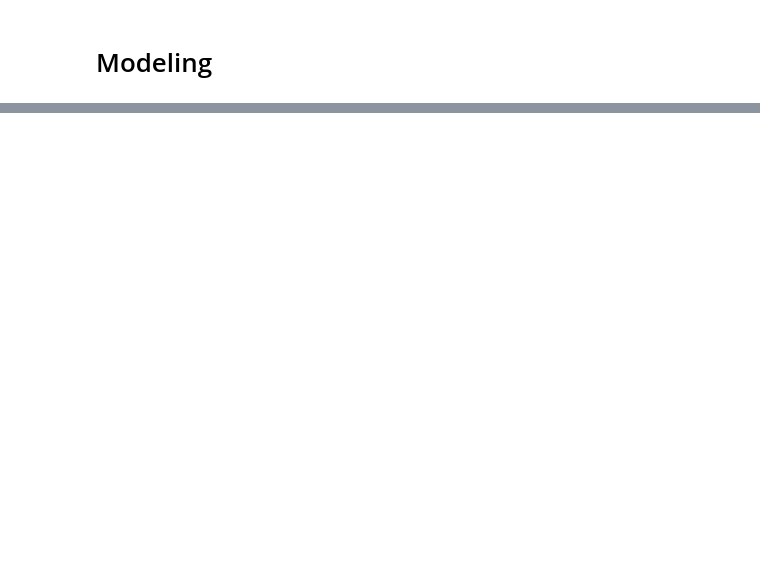
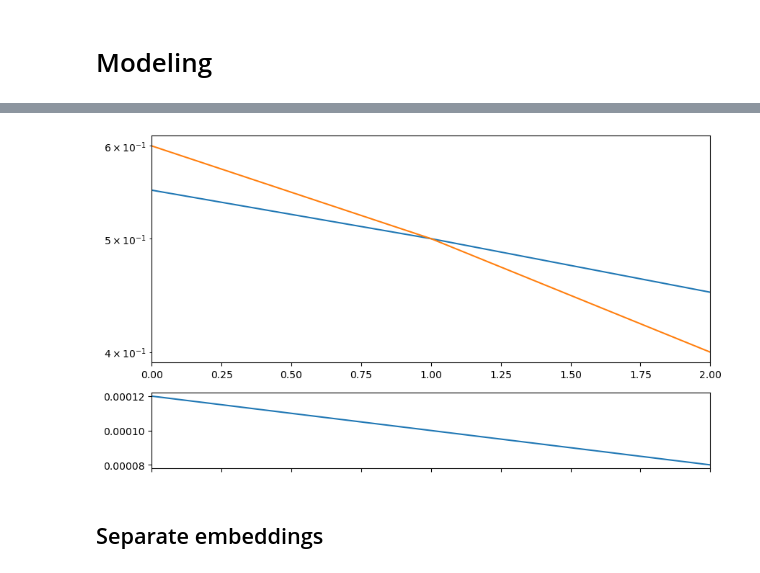
Before and after one commit to collabora/WhisperSpeech, a Jupyter notebook: nbs/3. Semantic to acoustic token modeling.ipynb, the cells around one changed output, grey strips where cells are left out. Saved outputs shown, nothing was run; the diff lists cells and outputs as text; code cells hidden in the pictures; blank space fills up the shorter version.

```diff
--- a/nbs/3. Semantic to acoustic token modeling.ipynb
+++ b/nbs/3. Semantic to acoustic token modeling.ipynb
@@ -637,2 +114,0 @@ class ConvModel(nn.Module):
-# %%
-model = ConvModel().cuda()
@@ -679,3 +114,0 @@ all_samples = [(i,Si,Si*2250) for i,S in enumerate(train_S) for Si in range(S.sh
-# %%
-model = ConvModel().cuda()
-train(model, train_S, train_A, warmup=0, epochs=30, lr=1e-4)
@@ -695,3 +114,0 @@ interrupted
-# %%
-model = ConvModel().cuda()
-train(model, train_S, train_A, warmup=0, epochs=30, lr=1e-4)
@@ -718,3 +114,0 @@ train(model, train_S, train_A, warmup=0, epochs=30, lr=1e-4)
-# %%
-model = ConvModel(blocks=16).cuda()
-train(model, train_S, train_A, warmup=0, epochs=20, lr=1e-4)
@@ -741,0 +161,9 @@ train(model, train_S, train_A, warmup=0, epochs=20, lr=1e-4)
+# %%
+visual = SimpleVisual({}, 2)
+visual.show()
+visual.add_data(0, 1.2e-4, 0.55, 0.6)
+visual.add_data(1, 1e-4, 0.5, 0.5)
+visual.add_data(2, 0.8e-4, 0.45, 0.4)
+# visual.plot()
+visual.hide()
+# %% [output]
@@ -741,0 +171 @@ train(model, train_S, train_A, warmup=0, epochs=20, lr=1e-4)
+[figure, added]
@@ -741,0 +279,2 @@ train(model, train_S, train_A, warmup=0, epochs=20, lr=1e-4)
+# %% [markdown]
+## Separate embeddings
```
Also changed, not shown: parts of 85 cells of this notebook, 4 other files.
